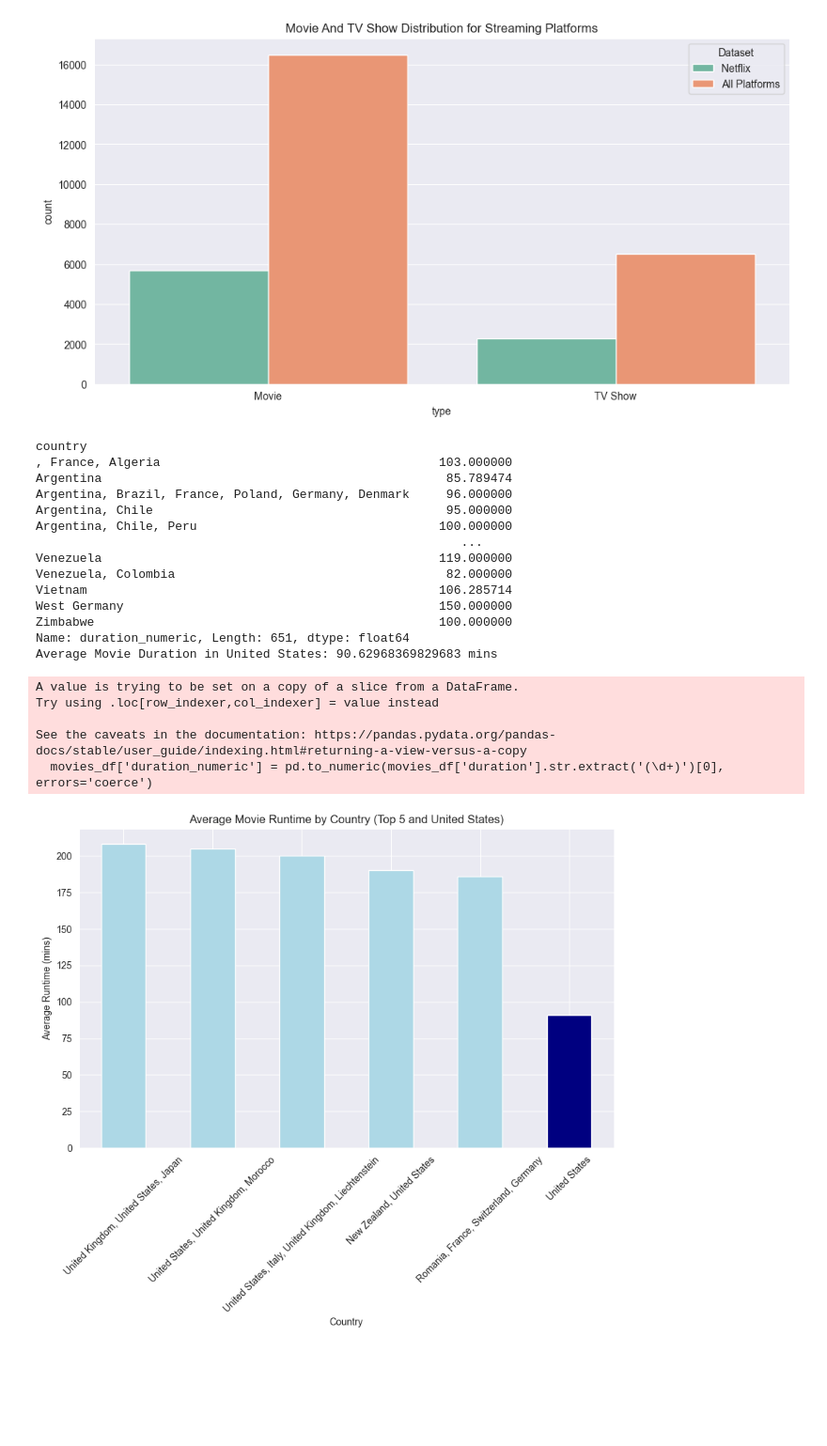
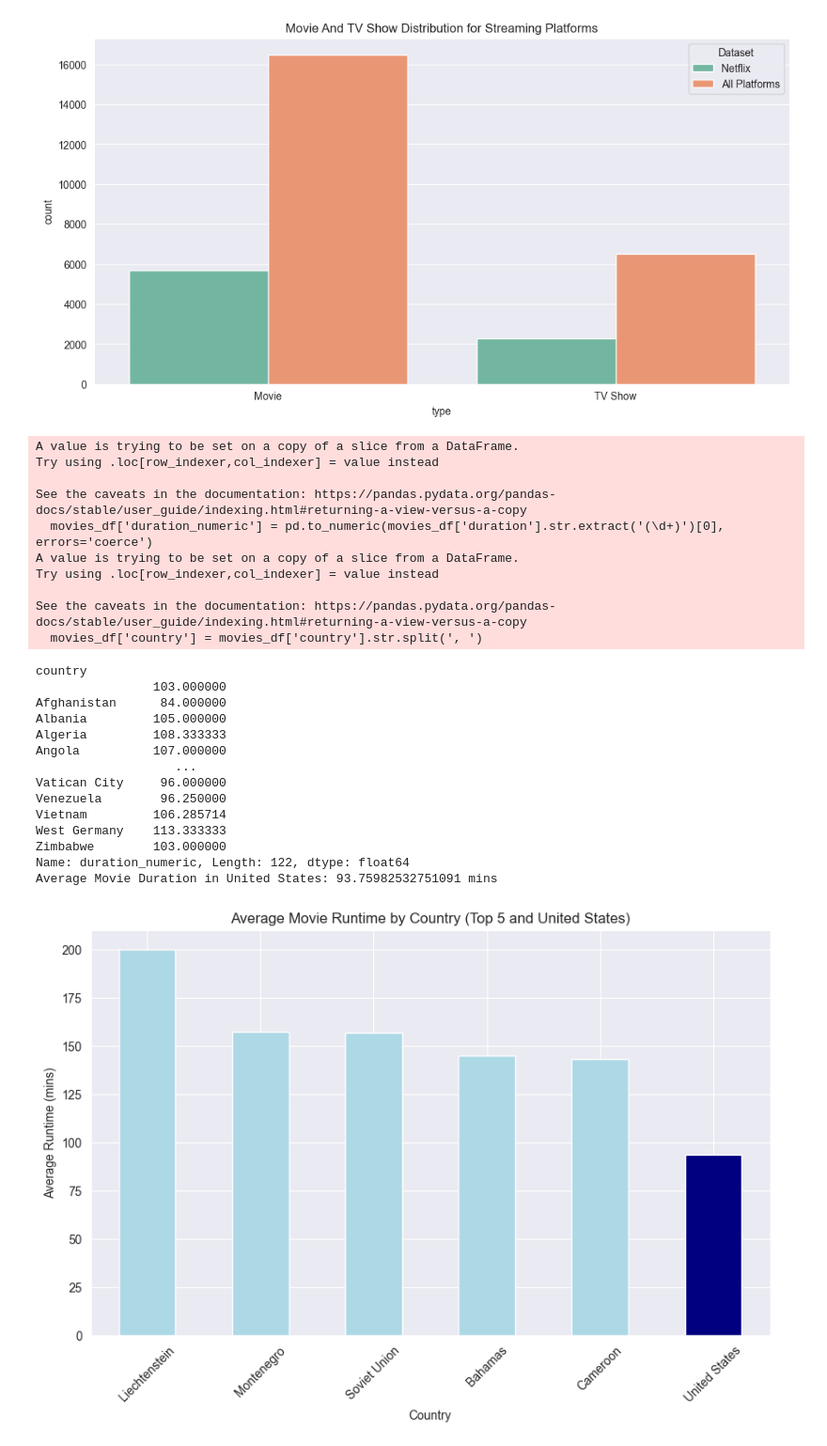
Before and after one commit to Arleee1/Zuckflix, a Jupyter notebook: MetaDataAnalysis.ipynb, the cells around one changed output. Shown: that part at 94% size. Cells and saved outputs as stored; diff of their text form; code cells hidden in the pictures; blank space fills up the shorter version.

Commit message:
correctly seperate countries for movie lengths

```diff
--- a/MetaDataAnalysis.ipynb
+++ b/MetaDataAnalysis.ipynb
@@ -516,53 +516,63 @@ plt.show()
 [figure]
 # %%
 movies_df = df[df['type'] == 'Movie']
-
 # Convert duration to numeric
 movies_df['duration_numeric'] = pd.to_numeric(movies_df['duration'].str.extract('(\d+)')[0], errors='coerce')
 
+# Split the 'country' column on comma to account for multiple countries
+movies_df['country'] = movies_df['country'].str.split(', ')
+
+# Explode the DataFrame to have separate rows for each country associated with a movie
+exploded_movies_df = movies_df.explode('country')
+
 # Calculate average movie duration by country
-average_movie_duration = movies_df.groupby('country')['duration_numeric'].mean()
+average_movie_duration = exploded_movies_df.groupby('country')['duration_numeric'].mean()
 print(average_movie_duration)
 
 # Get average movie duration for the United States
 us_average_movie_duration = average_movie_duration.get('United States', 'Not Available')
 print("Average Movie Duration in United States:", us_average_movie_duration, "mins")
 
 # Select top 5 countries based on average movie duration
 top_5_movie_durations = average_movie_duration.sort_values(ascending=False).head(5)
 
 # If United States is not in the top 5, add it separately
-if 'United States' not in top_5_movie_durations:
+if 'United States' not in top_5_movie_durations.index:
     us_duration = pd.Series(average_movie_duration.get('United States', 'Not Available'), index=['United States'])
     top_5_movie_durations = pd.concat([top_5_movie_durations, us_duration])
 
 # Plotting the graph for movies
 plt.figure(figsize=(10, 6))
 top_5_movie_durations.plot(kind='bar', color=['lightblue' if country != 'United States' else 'navy' for country in top_5_movie_durations.index])
 
 plt.title('Average Movie Runtime by Country (Top 5 and United States)')
 plt.xlabel('Country')
 plt.ylabel('Average Runtime (mins)')
 plt.xticks(rotation=45)
 plt.show()
 # %% [output]
-country
-, France, Algeria                                      103.000000
-Argentina                                               85.789474
-Argentina, Brazil, France, Poland, Germany, Denmark     96.000000
-Argentina, Chile                                        95.000000
-Argentina, Chile, Peru                                 100.000000
-                                                          ...
-Venezuela                                              119.000000
-Venezuela, Colombia                                     82.000000
-Vietnam                                                106.285714
-West Germany                                           150.000000
-Zimbabwe                                               100.000000
-Name: duration_numeric, Length: 651, dtype: float64
-Average Movie Duration in United States: 90.62968369829683 mins
+A value is trying to be set on a copy of a slice from a DataFrame.
+Try using .loc[row_indexer,col_indexer] = value instead
+
+See the caveats in the documentation: https://pandas.pydata.org/pandas-docs/stable/user_guide/indexing.html#returning-a-view-versus-a-copy
+  movies_df['duration_numeric'] = pd.to_numeric(movies_df['duration'].str.extract('(\d+)')[0], errors='coerce')
+A value is trying to be set on a copy of a slice from a DataFrame.
+Try using .loc[row_indexer,col_indexer] = value instead
+
+See the caveats in the documentation: https://pandas.pydata.org/pandas-docs/stable/user_guide/indexing.html#returning-a-view-versus-a-copy
+  movies_df['country'] = movies_df['country'].str.split(', ')
-A value is trying to be set on a copy of a slice from a DataFrame.
-Try using .loc[row_indexer,col_indexer] = value instead
-
-See the caveats in the documentation: https://pandas.pydata.org/pandas-docs/stable/user_guide/indexing.html#returning-a-view-versus-a-copy
-  movies_df['duration_numeric'] = pd.to_numeric(movies_df['duration'].str.extract('(\d+)')[0], errors='coerce')
+country
+                103.000000
+Afghanistan      84.000000
+Albania         105.000000
+Algeria         108.333333
+Angola          107.000000
+                   ...
+Vatican City     96.000000
+Venezuela        96.250000
+Vietnam         106.285714
+West Germany    113.333333
+Zimbabwe        103.000000
+Name: duration_numeric, Length: 122, dtype: float64
+Average Movie Duration in United States: 93.75982532751091 mins
-[figure, old version]
+[figure, new version]
```
